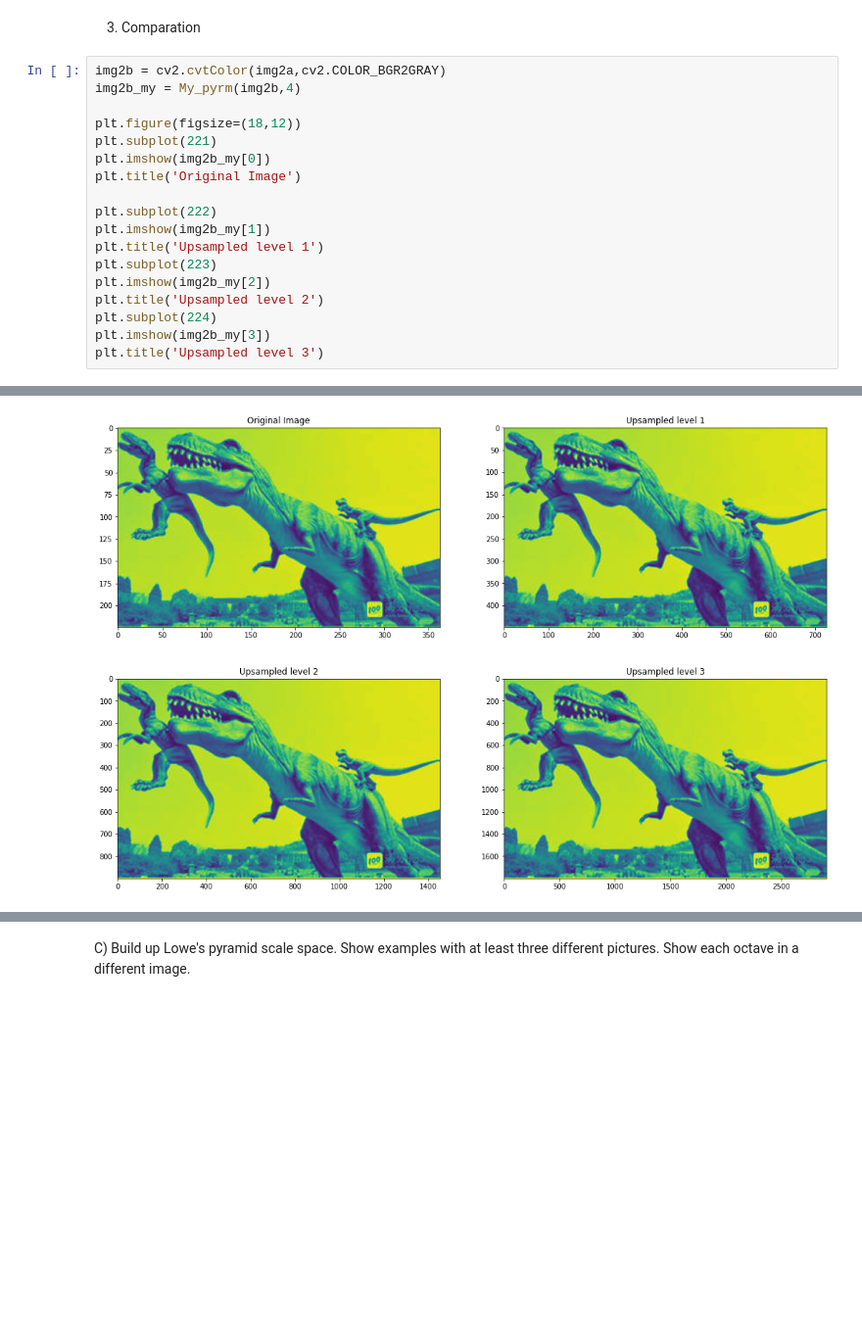
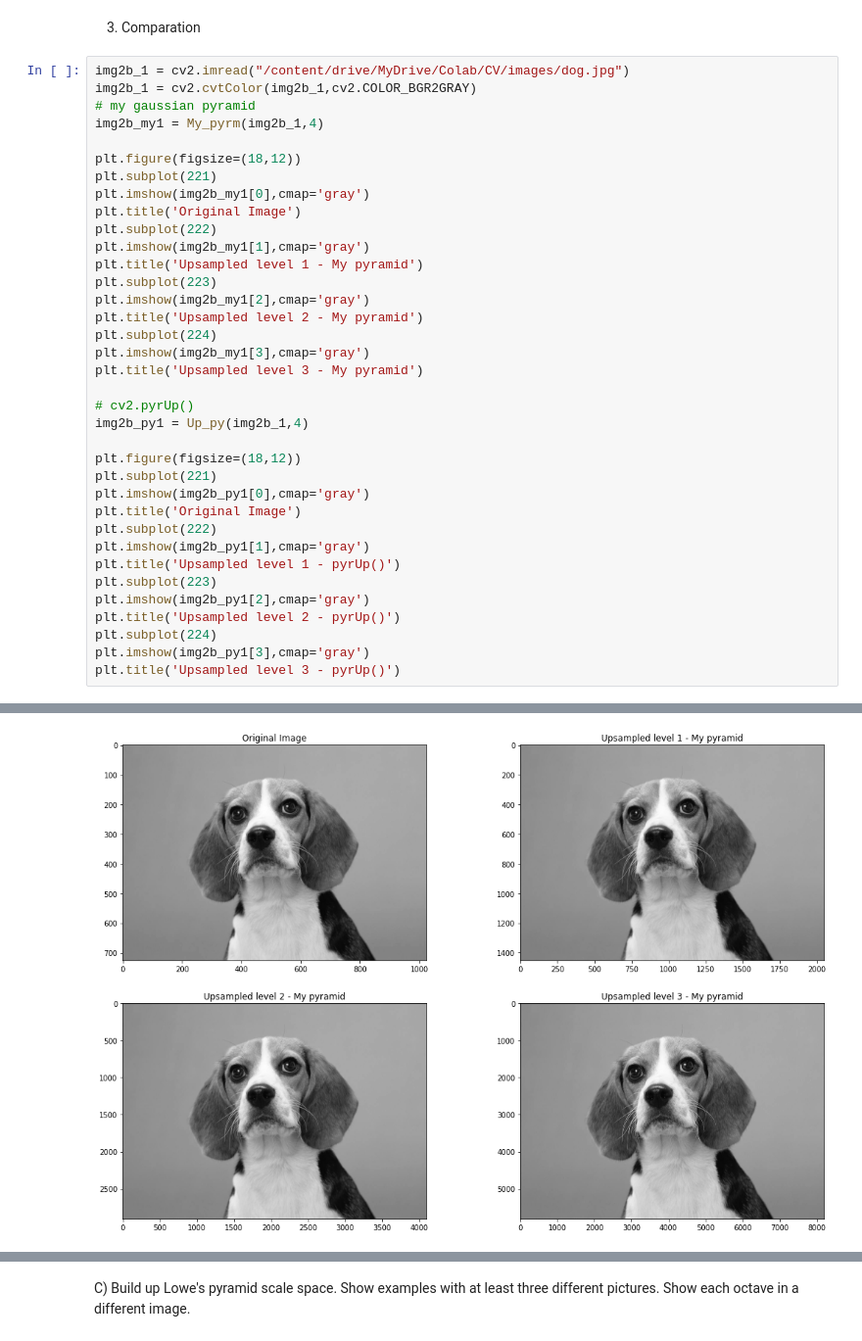
Before and after one commit to RoseSarlake/Computer-Vision, a Jupyter notebook: CV_Assignment1.ipynb, the cells around one changed output, grey strips where cells are left out. Shown at 98% size. Cells and saved outputs as stored; diff of their text form; blank space fills up the shorter version.

```diff
--- a/CV_Assignment1.ipynb
+++ b/CV_Assignment1.ipynb
@@ -405,21 +405,39 @@ def Up_py(img,time):
 # %% [markdown]
 3. Comparation
 # %%
-img2b = cv2.cvtColor(img2a,cv2.COLOR_BGR2GRAY)
-img2b_my = My_pyrm(img2b,4)
+img2b_1 = cv2.imread("/content/drive/MyDrive/Colab/CV/images/dog.jpg")
+img2b_1 = cv2.cvtColor(img2b_1,cv2.COLOR_BGR2GRAY)
+# my gaussian pyramid
+img2b_my1 = My_pyrm(img2b_1,4)
 
 plt.figure(figsize=(18,12))
 plt.subplot(221)
-plt.imshow(img2b_my[0])
+plt.imshow(img2b_my1[0],cmap='gray')
 plt.title('Original Image')
+plt.subplot(222)
+plt.imshow(img2b_my1[1],cmap='gray')
+plt.title('Upsampled level 1 - My pyramid')
+plt.subplot(223)
+plt.imshow(img2b_my1[2],cmap='gray')
+plt.title('Upsampled level 2 - My pyramid')
+plt.subplot(224)
+plt.imshow(img2b_my1[3],cmap='gray')
+plt.title('Upsampled level 3 - My pyramid')
 
+# cv2.pyrUp()
+img2b_py1 = Up_py(img2b_1,4)
+
+plt.figure(figsize=(18,12))
+plt.subplot(221)
+plt.imshow(img2b_py1[0],cmap='gray')
+plt.title('Original Image')
 plt.subplot(222)
-plt.imshow(img2b_my[1])
-plt.title('Upsampled level 1')
+plt.imshow(img2b_py1[1],cmap='gray')
+plt.title('Upsampled level 1 - pyrUp()')
 plt.subplot(223)
-plt.imshow(img2b_my[2])
-plt.title('Upsampled level 2')
+plt.imshow(img2b_py1[2],cmap='gray')
+plt.title('Upsampled level 2 - pyrUp()')
 plt.subplot(224)
-plt.imshow(img2b_my[3])
-plt.title('Upsampled level 3')
+plt.imshow(img2b_py1[3],cmap='gray')
+plt.title('Upsampled level 3 - pyrUp()')
 # %% [output]
@@ -427 +446 @@ Text(0.5, 1.0, 'Upsampled level 3')
-[figure, old version]
+[figure, new version]
```
Also changed, not shown: parts of 2 cells of this notebook.
